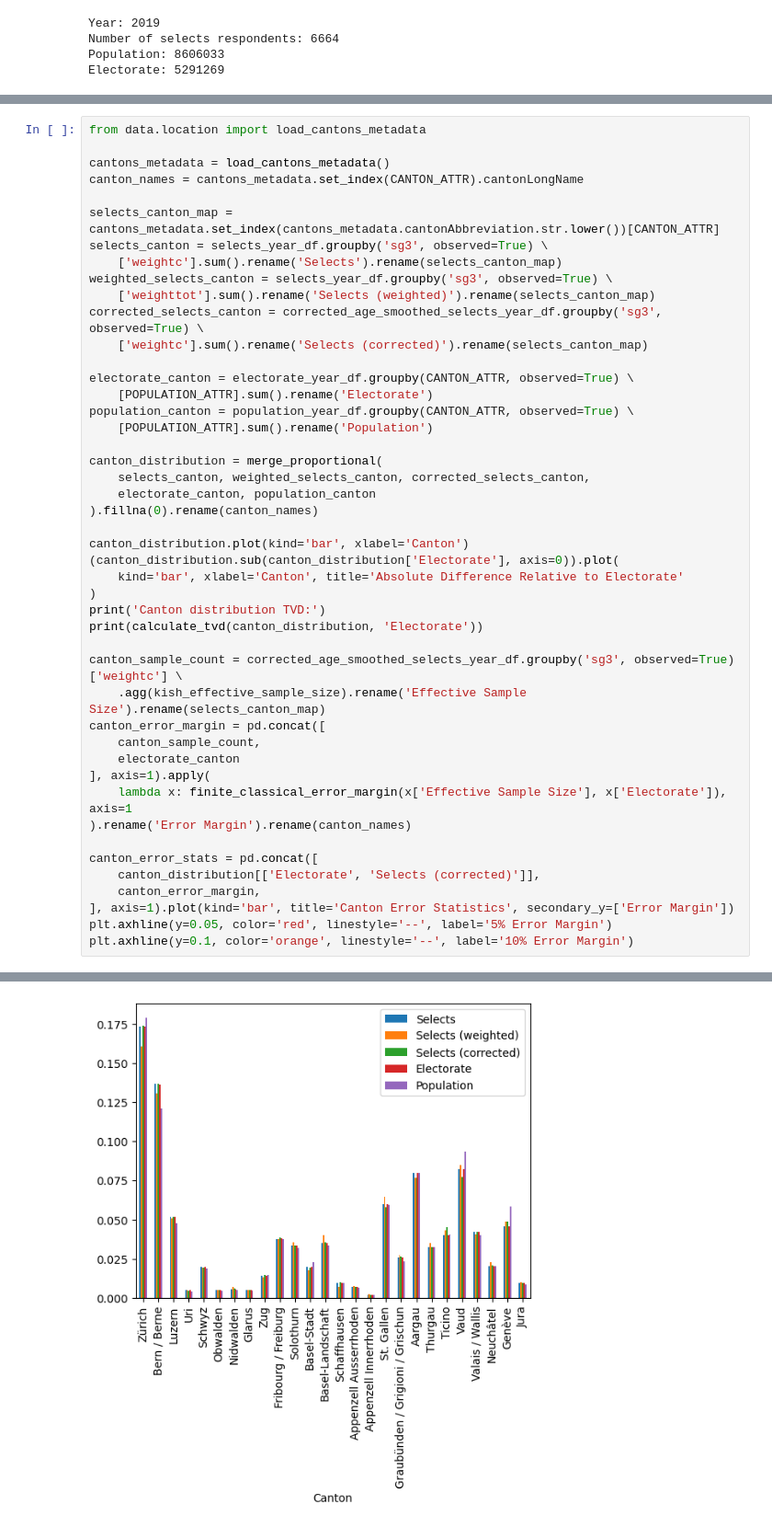
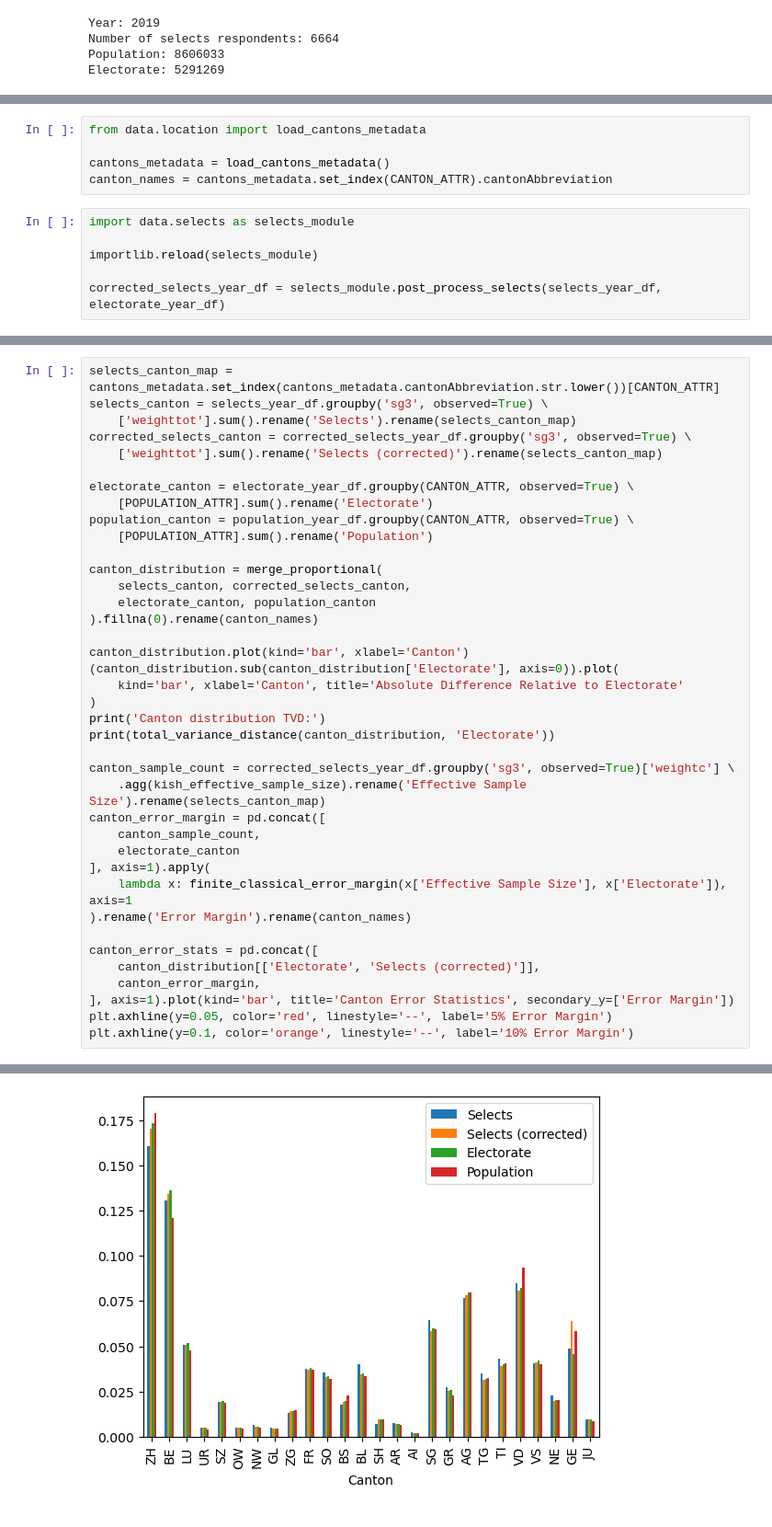
Before and after one commit to tschai-yim/swiss-elections-study, a Jupyter notebook: respondents_vs_population.ipynb, the cells around one changed output, grey strips where cells are left out. Shown at 92% size. Cells and saved outputs as stored; diff of their text form.

```diff
--- a/respondents_vs_population.ipynb
+++ b/respondents_vs_population.ipynb
@@ -241 +33,12 @@ Total error margin: 0.006281114250578969
+# %%
+from data.location import load_cantons_metadata
+
+cantons_metadata = load_cantons_metadata()
+canton_names = cantons_metadata.set_index(CANTON_ATTR).cantonAbbreviation
+# %%
+import data.selects as selects_module
+
+importlib.reload(selects_module)
+
+corrected_selects_year_df = selects_module.post_process_selects(selects_year_df, electorate_year_df)
 # %%
@@ -401,16 +192,9 @@ Name: Error Margin, dtype: float64
 # %%
-from data.location import load_cantons_metadata
-
-cantons_metadata = load_cantons_metadata()
-canton_names = cantons_metadata.set_index(CANTON_ATTR).cantonLongName
-
 selects_canton_map = cantons_metadata.set_index(cantons_metadata.cantonAbbreviation.str.lower())[CANTON_ATTR]
 selects_canton = selects_year_df.groupby('sg3', observed=True) \
-    ['weightc'].sum().rename('Selects').rename(selects_canton_map)
-weighted_selects_canton = selects_year_df.groupby('sg3', observed=True) \
-    ['weighttot'].sum().rename('Selects (weighted)').rename(selects_canton_map)
-corrected_selects_canton = corrected_age_smoothed_selects_year_df.groupby('sg3', observed=True) \
-    ['weightc'].sum().rename('Selects (corrected)').rename(selects_canton_map)
+    ['weighttot'].sum().rename('Selects').rename(selects_canton_map)
+corrected_selects_canton = corrected_selects_year_df.groupby('sg3', observed=True) \
+    ['weighttot'].sum().rename('Selects (corrected)').rename(selects_canton_map)
 
 electorate_canton = electorate_year_df.groupby(CANTON_ATTR, observed=True) \
     [POPULATION_ATTR].sum().rename('Electorate')
@@ -418,7 +202,7 @@ population_canton = population_year_df.groupby(CANTON_ATTR, observed=True) \
     [POPULATION_ATTR].sum().rename('Population')
 
 canton_distribution = merge_proportional(
-    selects_canton, weighted_selects_canton, corrected_selects_canton,
+    selects_canton, corrected_selects_canton,
     electorate_canton, population_canton
 ).fillna(0).rename(canton_names)
 
@@ -427,9 +211,9 @@ canton_distribution.plot(kind='bar', xlabel='Canton')
     kind='bar', xlabel='Canton', title='Absolute Difference Relative to Electorate'
 )
 print('Canton distribution TVD:')
-print(calculate_tvd(canton_distribution, 'Electorate'))
+print(total_variance_distance(canton_distribution, 'Electorate'))
 
-canton_sample_count = corrected_age_smoothed_selects_year_df.groupby('sg3', observed=True)['weightc'] \
+canton_sample_count = corrected_selects_year_df.groupby('sg3', observed=True)['weightc'] \
     .agg(kish_effective_sample_size).rename('Effective Sample Size').rename(selects_canton_map)
 canton_error_margin = pd.concat([
     canton_sample_count,
@@ -452,4 +235,4 @@ Selects (corrected)    0.011383
 Population             0.033669
 dtype: float64
 <matplotlib.lines.Line2D at 0x...>
-[figure, old version]
+[figure, new version]
```
Also changed, not shown: parts of 16 cells of this notebook, 12 other files.
